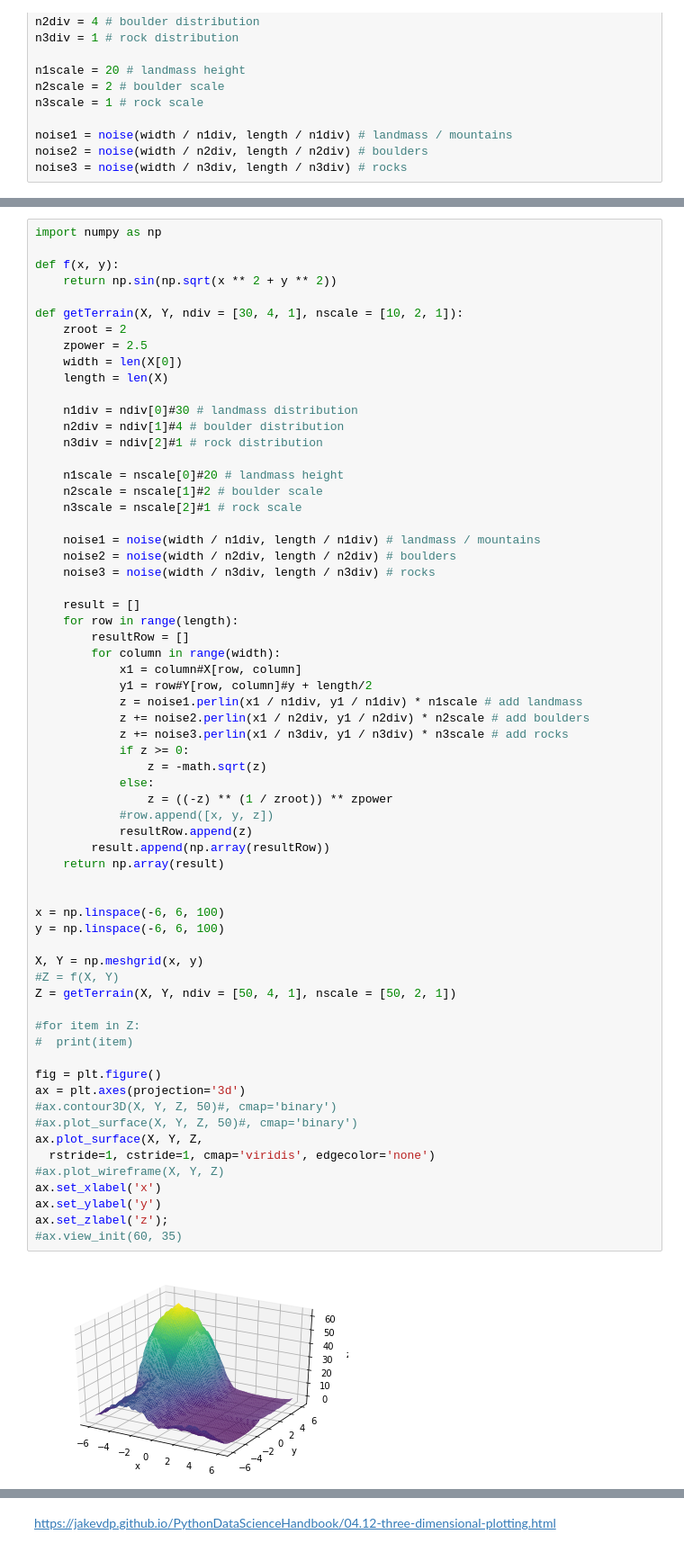
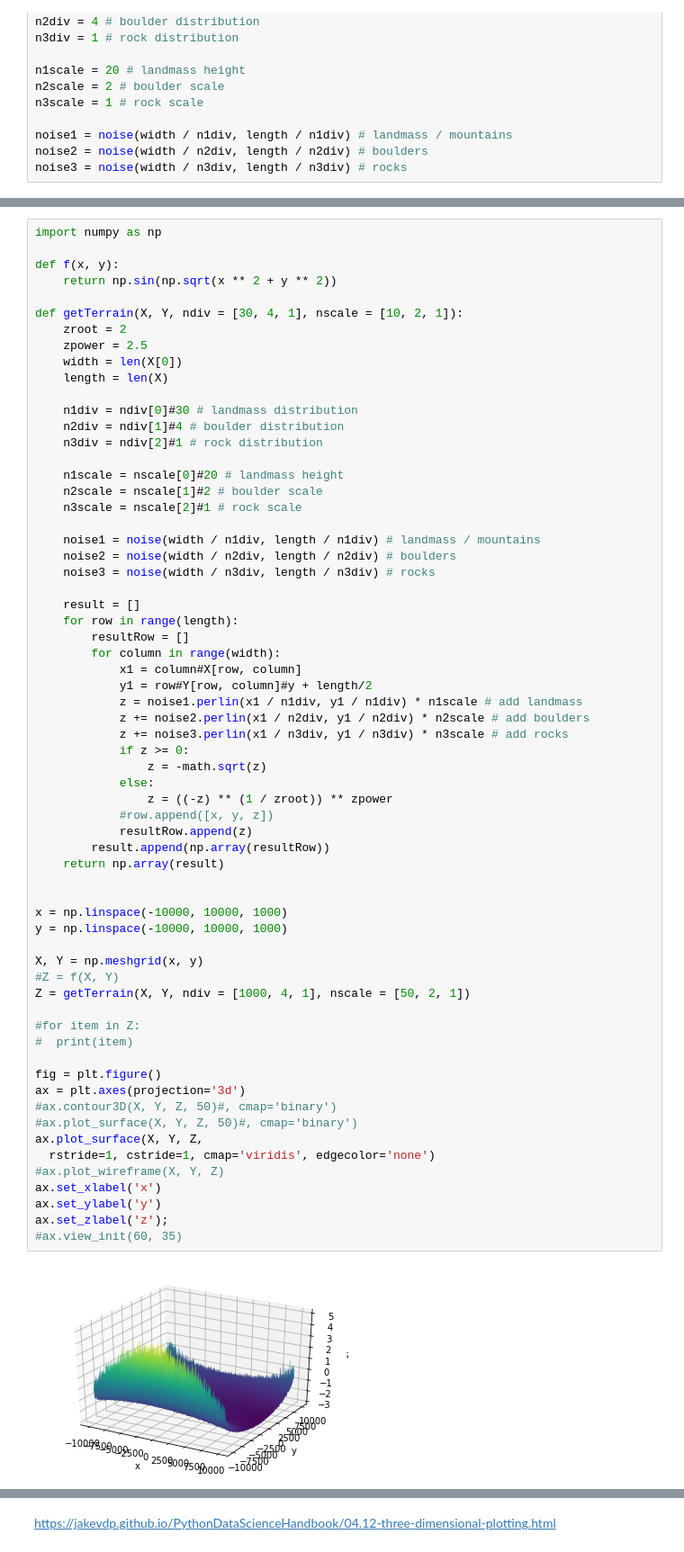
Before and after one commit to hrbolek/learning, a Jupyter notebook: operanalyst/randomterrain.ipynb, the cells around one changed output, grey strips where cells are left out. Shown at 90% size. Saved outputs shown, nothing was run; the diff lists cells and outputs as text.

```diff
--- a/operanalyst/randomterrain.ipynb
+++ b/operanalyst/randomterrain.ipynb
@@ -146,34 +146,34 @@ def getTerrain(X, Y, ndiv = [30, 4, 1], nscale = [10, 2, 1]):
             z += noise3.perlin(x1 / n3div, y1 / n3div) * n3scale # add rocks
             if z >= 0:
                 z = -math.sqrt(z)
             else:
                 z = ((-z) ** (1 / zroot)) ** zpower
             #row.append([x, y, z])
             resultRow.append(z)
         result.append(np.array(resultRow))
     return np.array(result)
 
 
-x = np.linspace(-6, 6, 100)
-y = np.linspace(-6, 6, 100)
+x = np.linspace(-10000, 10000, 1000)
+y = np.linspace(-10000, 10000, 1000)
 
 X, Y = np.meshgrid(x, y)
 #Z = f(X, Y)
-Z = getTerrain(X, Y, ndiv = [50, 4, 1], nscale = [50, 2, 1])
+Z = getTerrain(X, Y, ndiv = [1000, 4, 1], nscale = [50, 2, 1])
 
 #for item in Z:
 #  print(item)
 
 fig = plt.figure()
 ax = plt.axes(projection='3d')
 #ax.contour3D(X, Y, Z, 50)#, cmap='binary')
 #ax.plot_surface(X, Y, Z, 50)#, cmap='binary')
 ax.plot_surface(X, Y, Z,
   rstride=1, cstride=1, cmap='viridis', edgecolor='none')
 #ax.plot_wireframe(X, Y, Z)
 ax.set_xlabel('x')
 ax.set_ylabel('y')
 ax.set_zlabel('z');
 #ax.view_init(60, 35)
 # %% [output]
-[figure, old version]
+[figure, new version]
```
Also changed, not shown: parts of 3 cells of this notebook.
